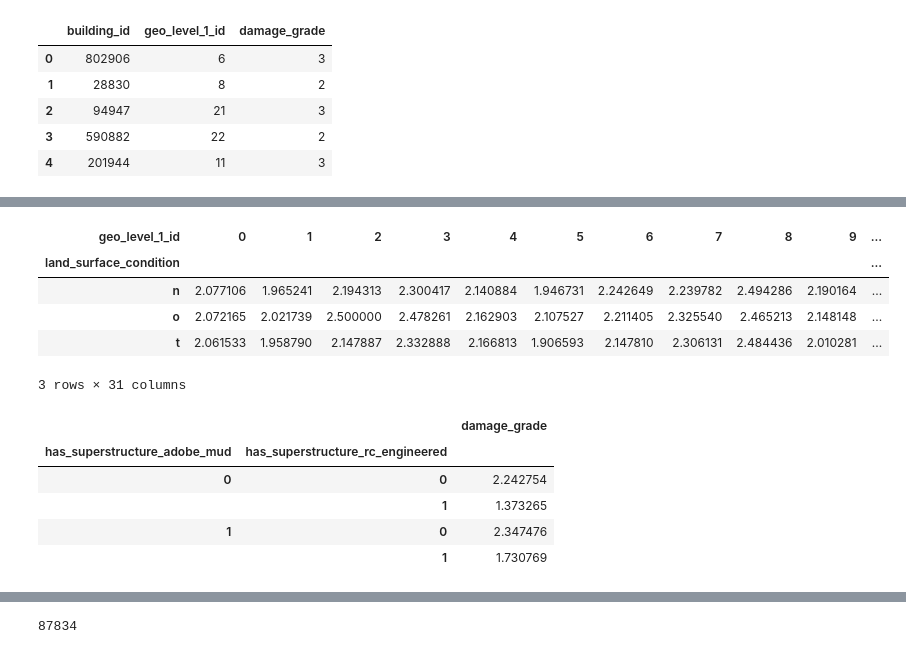
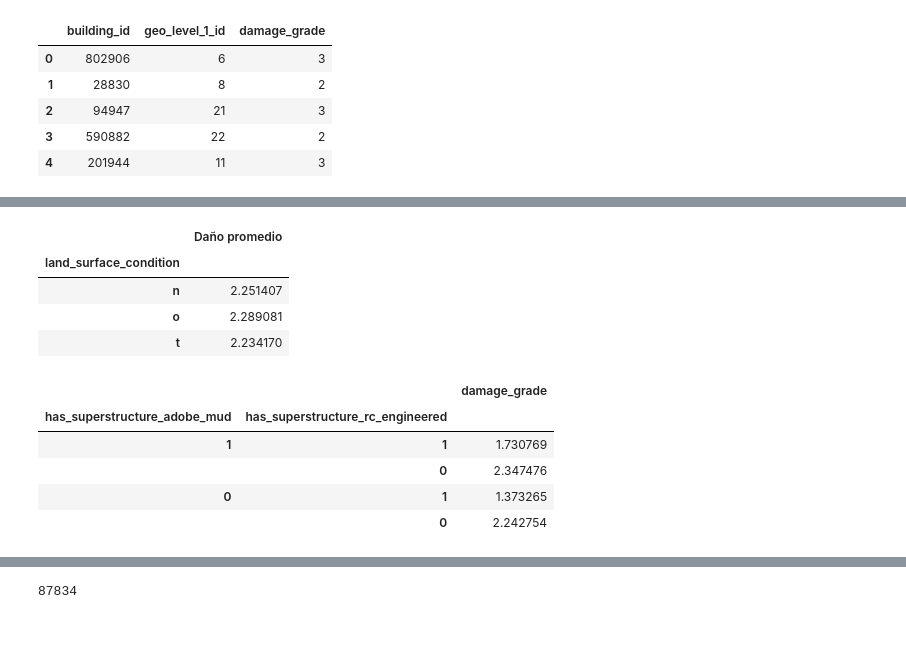
Before and after one commit to juanchycc/Datos-tp1, a Jupyter notebook: tp1.ipynb, the cells around one changed output, grey strips where cells are left out. Drawn from its saved outputs; the diff is of its cells as text; code cells hidden in the pictures.

```diff
--- a/tp1.ipynb
+++ b/tp1.ipynb
@@ -96,24 +116,23 @@ Text(0, 0.5, 'Daño promedio')
 # %%
 #Promedio de daño por geo lvl1 y condicion de la superficie terrestre
-train_values_with_damage.filter(items=['geo_level_1_id','damage_grade','land_surface_condition'])\
-.groupby(['geo_level_1_id','land_surface_condition']).agg('mean')\
-.pivot_table(columns='geo_level_1_id',index='land_surface_condition',values='damage_grade')
+train_values_with_damage.filter(items=['damage_grade','land_surface_condition'])\
+.groupby(['land_surface_condition']).agg('mean').rename(columns={'damage_grade':'Daño promedio'})
 # %% [output]
-| geo_level_1_id | 0 | 1 | 2 | 3 | 4 | 5 | 6 | 7 | 8 | 9 | ... |
-| land_surface_condition |  |  |  |  |  |  |  |  |  |  | ... |
-| n | 2.077106 | 1.965241 | 2.194313 | 2.300417 | 2.140884 | 1.946731 | 2.242649 | 2.239782 | 2.494286 | 2.190164 | ... |
-| o | 2.072165 | 2.021739 | 2.500000 | 2.478261 | 2.162903 | 2.107527 | 2.211405 | 2.325540 | 2.465213 | 2.148148 | ... |
-| t | 2.061533 | 1.958790 | 2.147887 | 2.332888 | 2.166813 | 1.906593 | 2.147810 | 2.306131 | 2.484436 | 2.010281 | ... |
+|  | Daño promedio |
+| land_surface_condition |  |
+| n | 2.251407 |
+| o | 2.289081 |
+| t | 2.234170 |
-3 rows × 31 columns
 # %%
+#Promedio de daño según el material de construcción
 train_values_with_damage_material=train_values_with_damage.filter(items=['damage_grade','has_superstructure_adobe_mud',\
 'has_superstructure_rc_engineered']).groupby(['has_superstructure_adobe_mud',\
-'has_superstructure_rc_engineered']).agg('mean')
+'has_superstructure_rc_engineered']).agg('mean').iloc[::-1]
 train_values_with_damage_material
 # %% [output]
 |  |  | damage_grade |
 | has_superstructure_adobe_mud | has_superstructure_rc_engineered |  |
-| 0 | 0 | 2.242754 |
-|  | 1 | 1.373265 |
-| 1 | 0 | 2.347476 |
-|  | 1 | 1.730769 |
+| 1 | 1 | 1.730769 |
+|  | 0 | 2.347476 |
+| 0 | 1 | 1.373265 |
+|  | 0 | 2.242754 |
```
Also changed, not shown: parts of 19 cells of this notebook.
